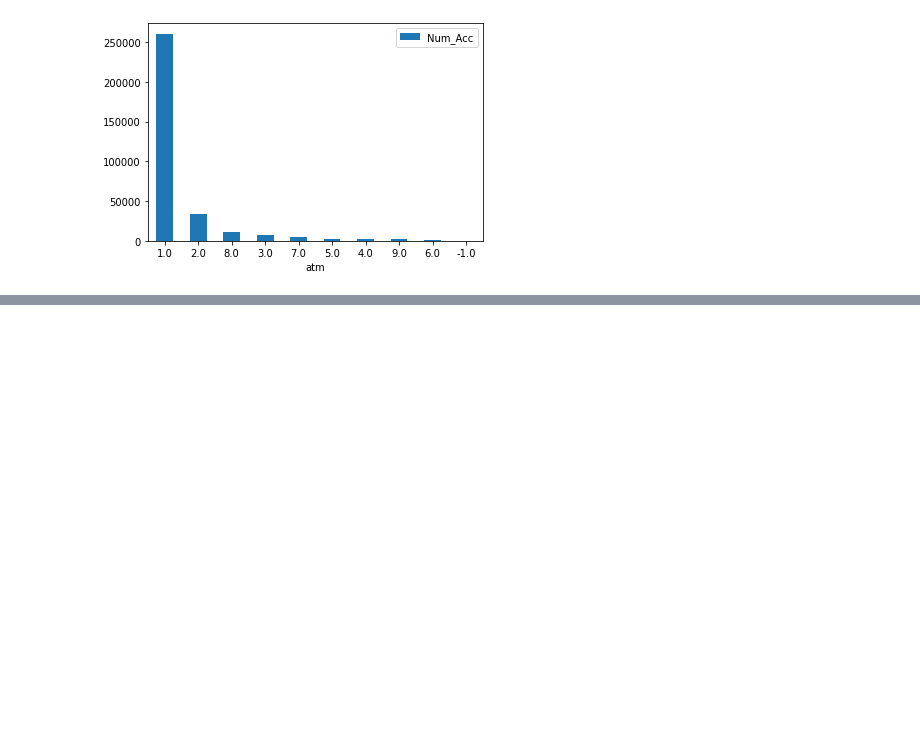
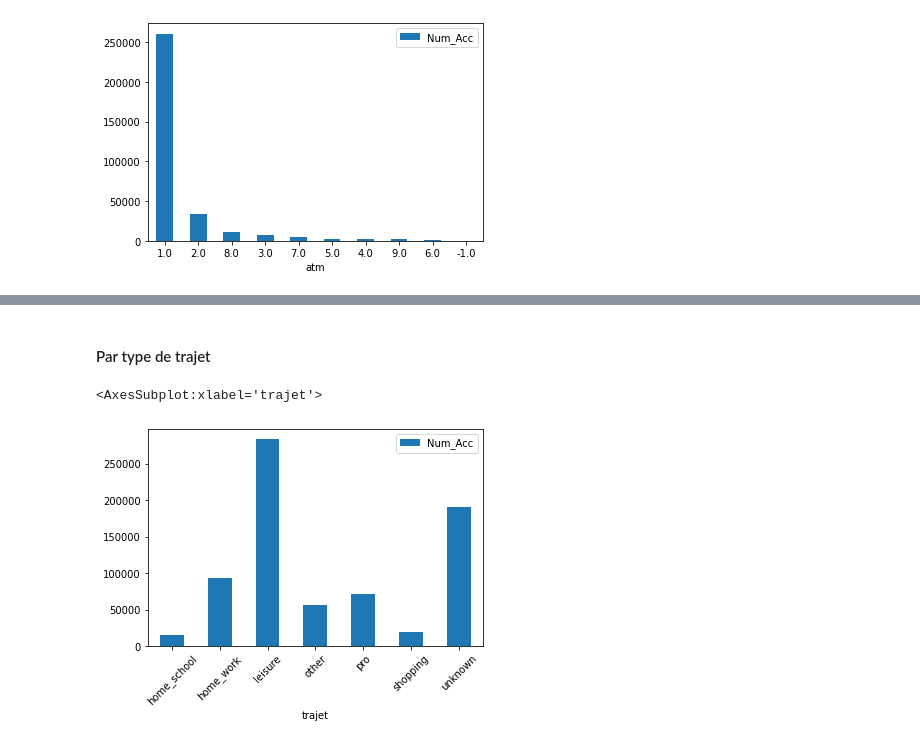
Before and after one commit to thomas-marquis/datascience-securite-routiere, a Jupyter notebook: notebooks/1.1-tm-description.ipynb, the cells around one changed output, grey strips where cells are left out. Saved outputs shown, nothing was run; the diff lists cells and outputs as text; code cells hidden in the pictures; blank space fills up the shorter version.

```diff
--- a/notebooks/1.1-tm-description.ipynb
+++ b/notebooks/1.1-tm-description.ipynb
@@ -101,0 +140,7 @@ acc_df.groupby(by=['atm']).count().sort_values('Num_Acc', ascending=False)[['Num
+# %% [markdown]
+#### Par type de trajet
+# %%
+vic_df.groupby(by='trajet').count().reset_index()[['trajet', 'Num_Acc']].plot.bar('trajet', rot=45)
+# %% [output]
+<AxesSubplot:xlabel='trajet'>
+[figure, added]
```
Also changed, not shown: parts of 12 cells of this notebook.
